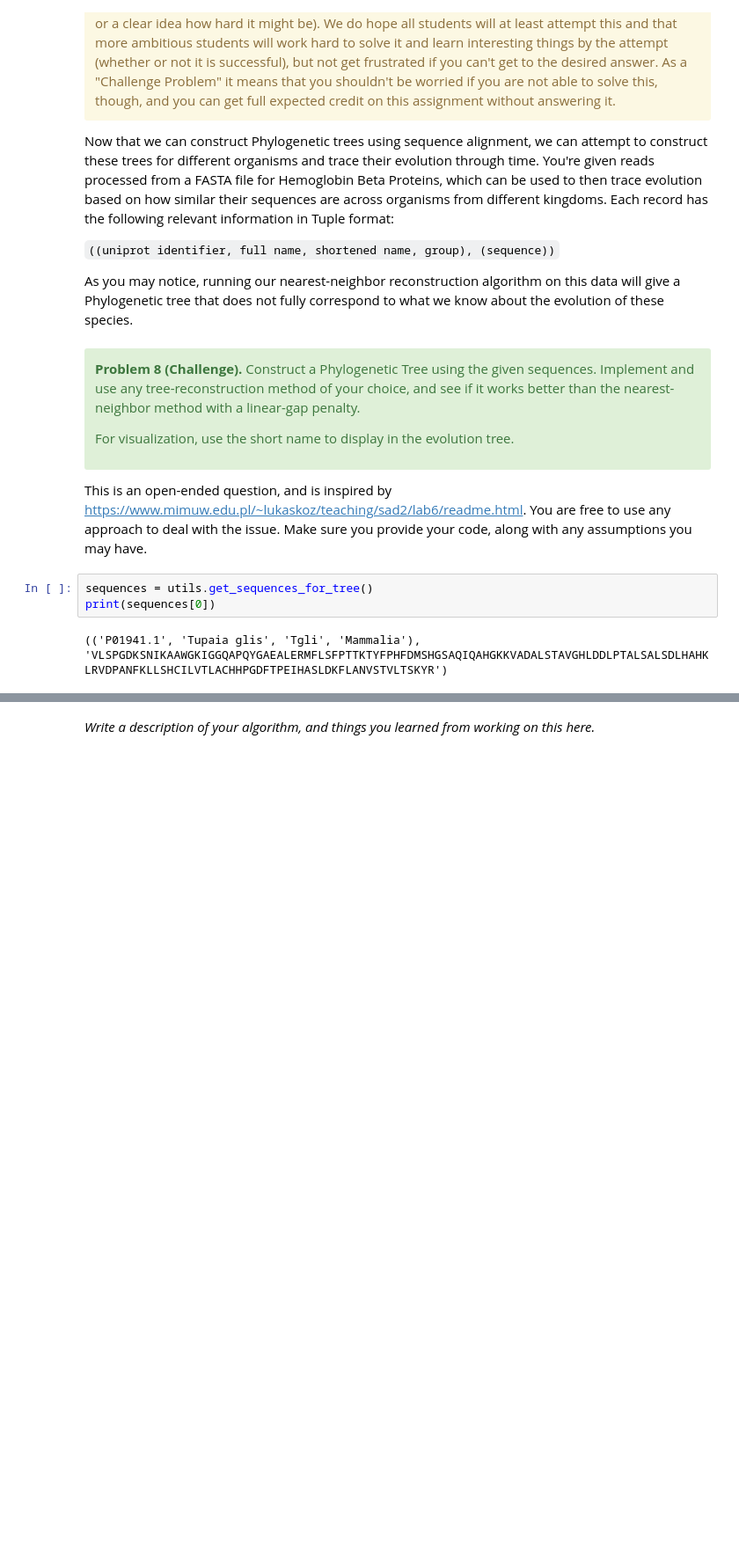
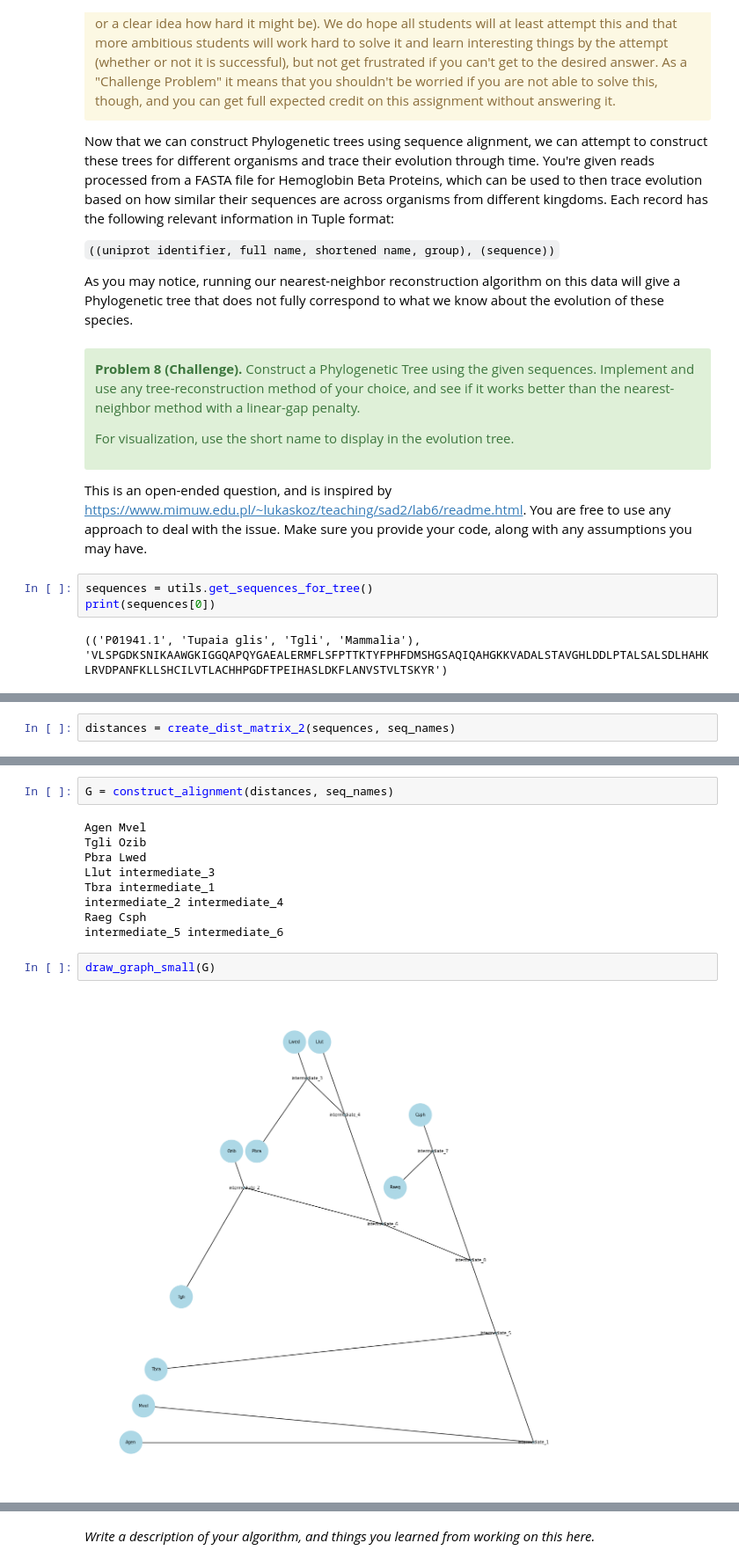
Before and after one commit to Ann924/Project-2-2022F, a Jupyter notebook: project2.ipynb, the cells around one changed output, grey strips where cells are left out. Shown at 88% size. Cells and saved outputs as stored; diff of their text form; blank space fills up the shorter version.

```diff
--- a/project2.ipynb
+++ b/project2.ipynb
@@ -1189,0 +1341,2 @@ print(sequences[0])
+# %%
+distances = create_dist_matrix_2(sequences, seq_names)
@@ -1189,0 +1361,15 @@ print(sequences[0])
+# %%
+G = construct_alignment(distances, seq_names)
+# %% [output]
+Agen Mvel
+Tgli Ozib
+Pbra Lwed
+Llut intermediate_3
+Tbra intermediate_1
+intermediate_2 intermediate_4
+Raeg Csph
+intermediate_5 intermediate_6
+# %%
+draw_graph_small(G)
+# %% [output]
+[figure, added]
```
Also changed, not shown: parts of 16 cells of this notebook.
